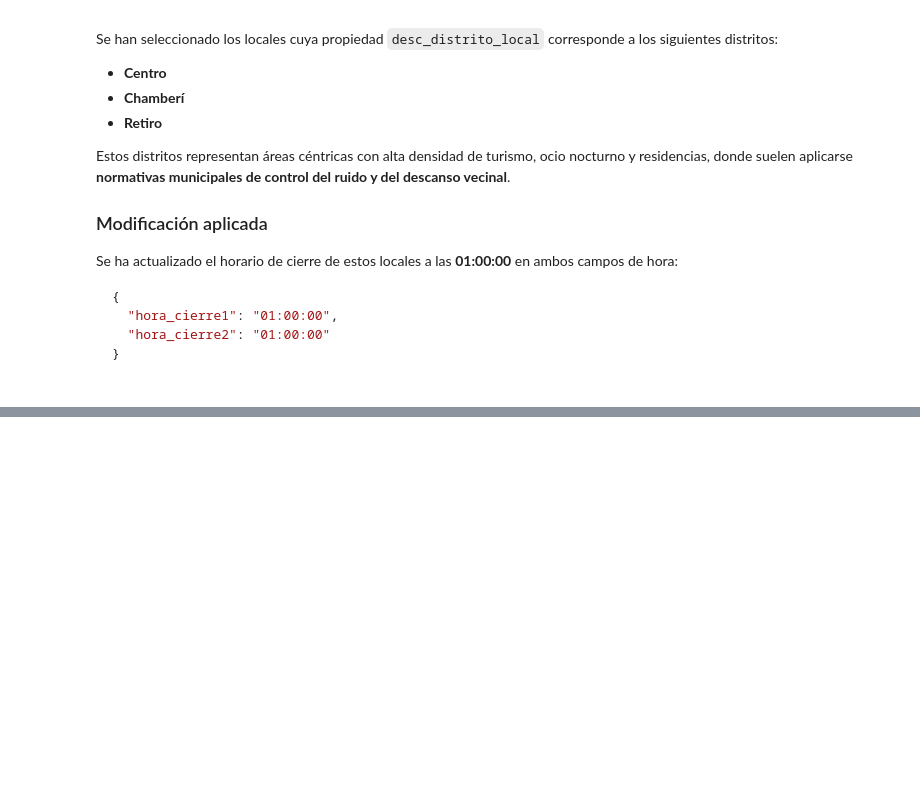
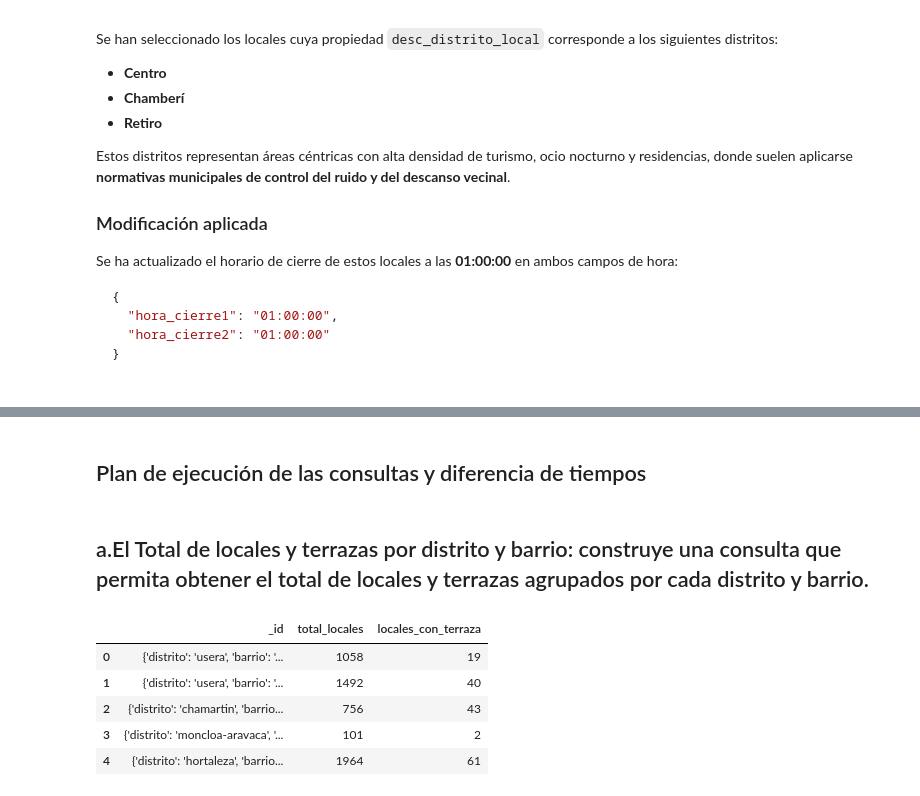
Before and after one commit to DylanGuerraR/NoSQL_Pl_master, a Jupyter notebook: Querys_NoSQL.ipynb, the cells around one changed output, grey strips where cells are left out. Drawn from its saved outputs; the diff is of its cells as text; code cells hidden in the pictures; blank space fills up the shorter version.

```diff
--- a/Querys_NoSQL.ipynb
+++ b/Querys_NoSQL.ipynb
@@ -297,0 +307,51 @@ Se ha actualizado el horario de cierre de estos locales a las **01:00:00** en am
+# %% [markdown]
+## Plan de ejecución de las consultas y diferencia de tiempos
+# %% [markdown]
+## a.El Total de locales y terrazas por distrito y barrio: construye una consulta que permita obtener el total de locales y terrazas agrupados por cada distrito y barrio.
+# %%
+# Requires the PyMongo package.
+# https://api.mongodb.com/python/current
+
+client = mongo.MongoClient('mongodb://localhost:27017/')
+result = client['ucm_nosql_pl']['locales'].aggregate([
+    {
+        '$lookup': {
+            'from': 'terrazas',
+            'localField': 'id_local',
+            'foreignField': 'id_local',
+            'as': 'terrazas_asociadas'
+        }
+    }, {
+        '$group': {
+            '_id': {
+                'distrito': '$desc_distrito_local',
+                'barrio': '$desc_barrio_local'
+            },
+            'total_locales': {
+                '$sum': 1
+            },
+            'locales_con_terraza': {
+                '$sum': {
+                    '$cond': [
+                        {
+                            '$gt': [
+                                {
+                                    '$size': '$terrazas_asociadas'
+                                }, 0
+                            ]
+                        }, 1, 0
+                    ]
+                }
+            }
+        }
+    }
+])
+
+mostrar_resultado(result,5)
+# %% [output]
+|  | _id | total_locales | locales_con_terraza |
+| 0 | {'distrito': 'usera', 'barrio': '... | 1058 | 19 |
+| 1 | {'distrito': 'usera', 'barrio': '... | 1492 | 40 |
+| 2 | {'distrito': 'chamartin', 'barrio... | 756 | 43 |
+| 3 | {'distrito': 'moncloa-aravaca', '... | 101 | 2 |
+| 4 | {'distrito': 'hortaleza', 'barrio... | 1964 | 61 |
```
Also changed, not shown: parts of 12 cells of this notebook, 3 other files.
